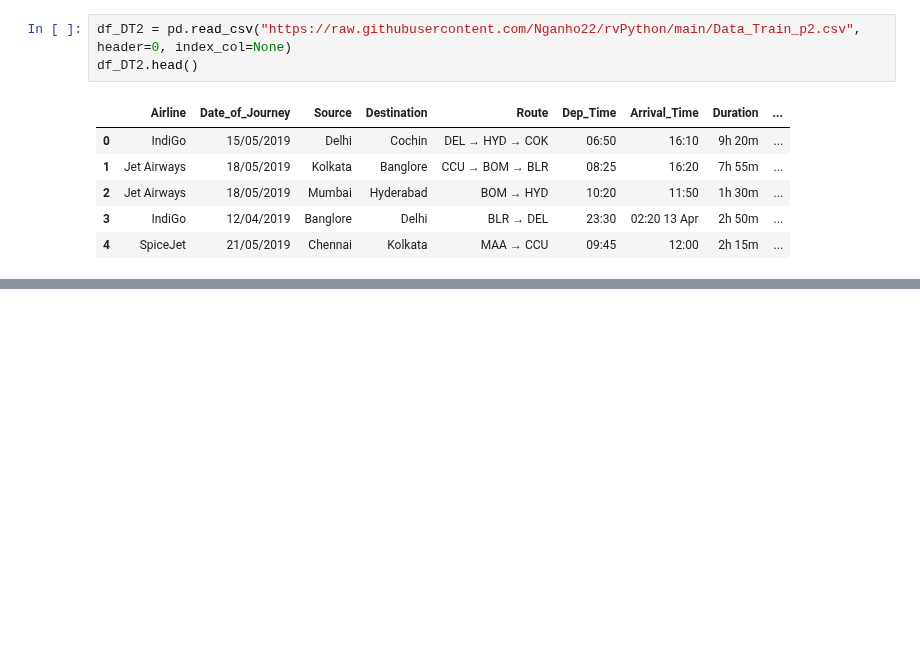
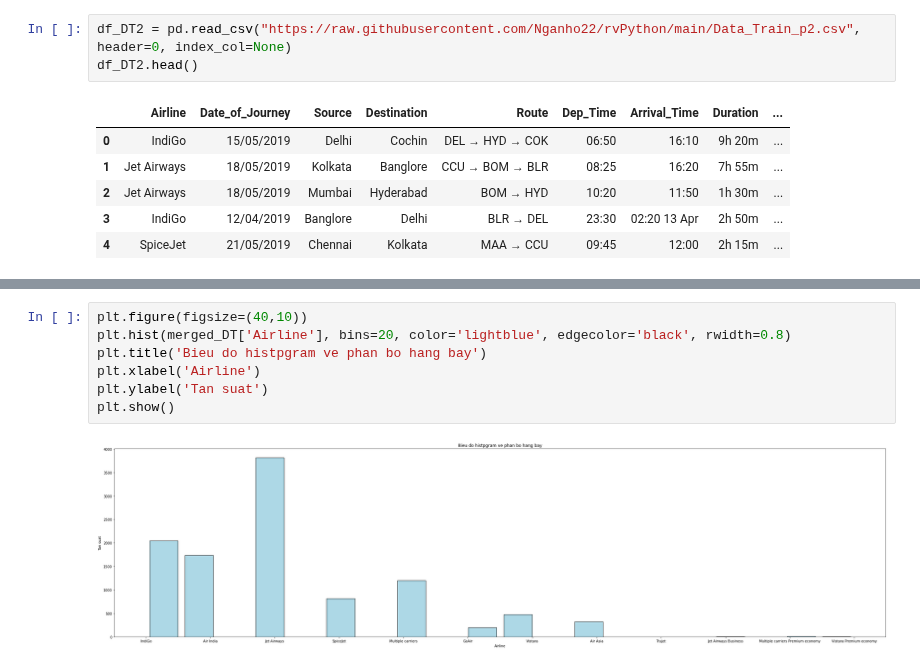
Before and after one commit to Nganho22/rvPython, a Jupyter notebook: 20127250.ipynb, the cells around one changed output, grey strips where cells are left out. Drawn from its saved outputs; the diff is of its cells as text; blank space fills up the shorter version.

```diff
--- a/20127250.ipynb
+++ b/20127250.ipynb
@@ -21,0 +150,9 @@ df_DT2.head()
+# %%
+plt.figure(figsize=(40,10))
+plt.hist(merged_DT['Airline'], bins=20, color='lightblue', edgecolor='black', rwidth=0.8)
+plt.title('Bieu do histpgram ve phan bo hang bay')
+plt.xlabel('Airline')
+plt.ylabel('Tan suat')
+plt.show()
+# %% [output]
+[figure, added]
```
Also changed, not shown: parts of 13 cells of this notebook.
